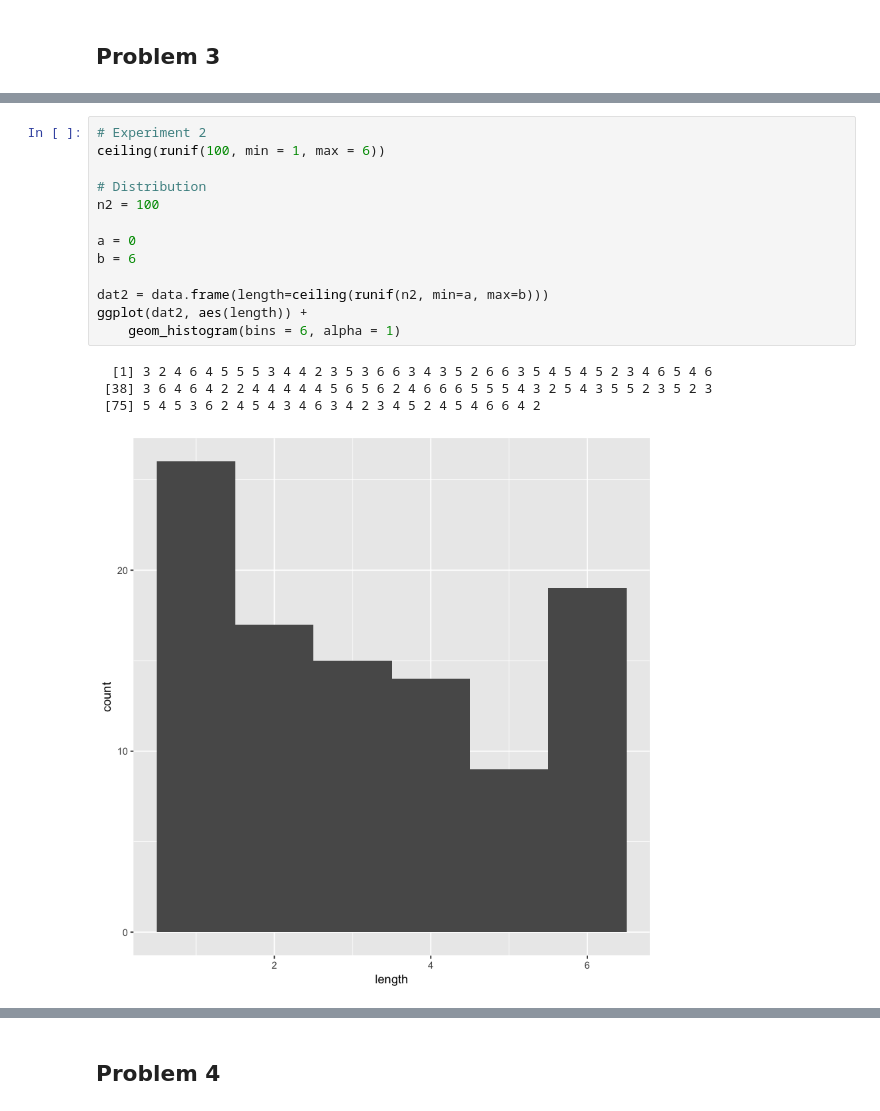
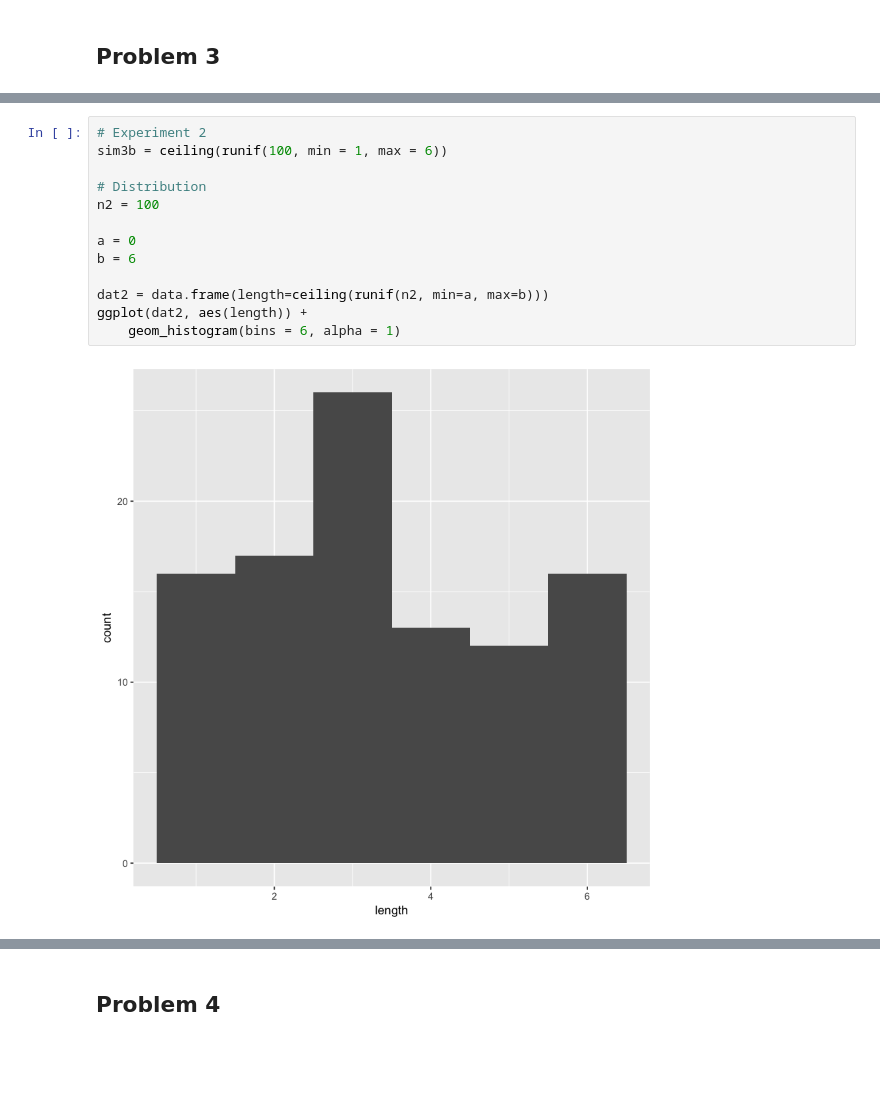
Before and after one commit to yjeet/-Yashitha-Jeet-_DSPN_S18, a Jupyter notebook: Jeet_Homework2.ipynb, the cells around one changed output, grey strips where cells are left out. Cells and saved outputs as stored; diff of their text form; blank space fills up the shorter version.

```diff
--- a/Jeet_Homework2.ipynb
+++ b/Jeet_Homework2.ipynb
@@ -29,20 +28,17 @@ ggplot(dat1, aes(length)) +
 # %%
 # Experiment 2
-ceiling(runif(100, min = 1, max = 6))
+sim3b = ceiling(runif(100, min = 1, max = 6))
 
 # Distribution
 n2 = 100
 
 a = 0
 b = 6
 
 dat2 = data.frame(length=ceiling(runif(n2, min=a, max=b)))
 ggplot(dat2, aes(length)) +
     geom_histogram(bins = 6, alpha = 1)
 # %% [output]
-  [1] 3 2 4 6 4 5 5 5 3 4 4 2 3 5 3 6 6 3 4 3 5 2 6 6 3 5 4 5 4 5 2 3 4 6 5 4 6
- [38] 3 6 4 6 4 2 2 4 4 4 4 4 5 6 5 6 2 4 6 6 6 5 5 5 4 3 2 5 4 3 5 5 2 3 5 2 3
- [75] 5 4 5 3 6 2 4 5 4 3 4 6 3 4 2 3 4 5 2 4 5 4 6 6 4 2
-[figure, old version]
+[figure, new version]
 # %%
 # Experiment 3
```
Also changed, not shown: parts of 13 cells of this notebook.
